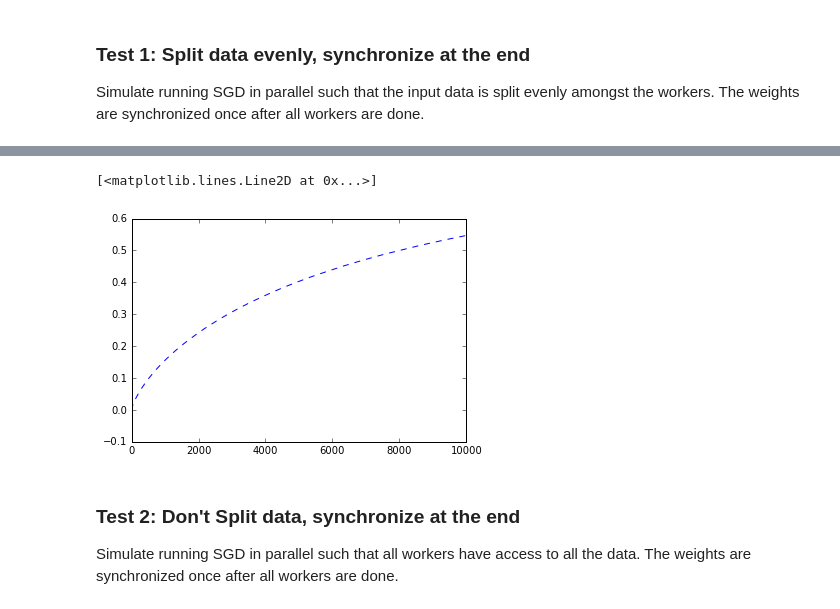
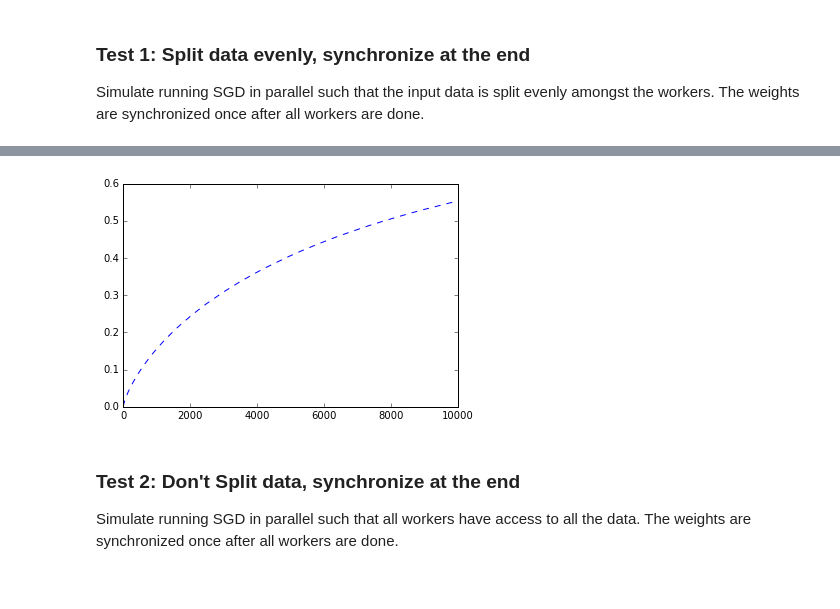
Before and after one commit to angadgill/Parallel-SGD, a Jupyter notebook: Benchmark.ipynb, the cells around one changed output, grey strips where cells are left out. Cells and saved outputs as stored; diff of their text form; code cells hidden in the pictures.

Commit message:
Moved helper functions to utils.py

```diff
--- a/Benchmark.ipynb
+++ b/Benchmark.ipynb
@@ -119,5 +80,4 @@ def parallel_sgd_scores(X_train, y_train, X_test, y_test, n_iter, n_jobs, split_
 # %%
 n_jobs = 4
-
-scores = parallel_sgd_scores(X_train, y_train, X_test, y_test, n_iter, n_jobs, split_per_job=1/n_jobs, overlap=False)
+%time scores = utils.sim_parallel_sgd(X_train, y_train, X_test, y_test, n_iter, n_jobs, split_per_job=1/n_jobs, overlap=False)
 # %% [output]
@@ -126,14 +86,7 @@ Executing 4 jobs
-# %%
-scores = np.array(scores).T
-# %%
-# for s in scores[:-1]:
-#     plt.figure(1)
-#     plt.plot(range(len(s)), s)
-plt.figure(1)
-plt.plot(range(len(scores[-1])), scores[-1], '--')
-# %% [output]
-[<matplotlib.lines.Line2D at 0x...>]
-[figure, removed]
+# %%
+utils.plot_scores(scores)
+# %% [output]
+[figure, added]
 # %% [markdown]
 ### Test 2: Don't Split data, synchronize at the end
 Simulate running SGD in parallel such that all workers have access to all the data. The weights are synchronized once after all workers are done.
```
Also changed, not shown: parts of 30 cells of this notebook, 1 other file.
